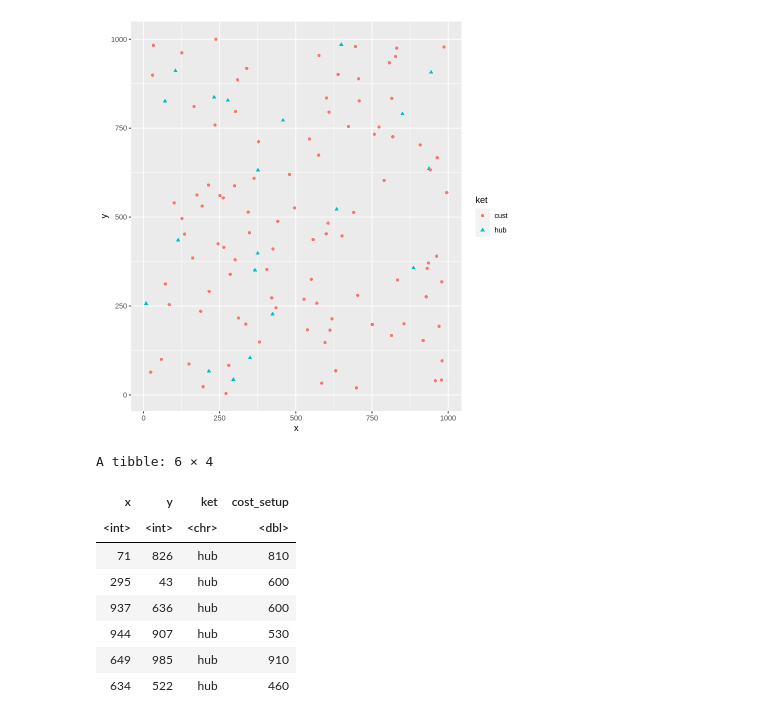
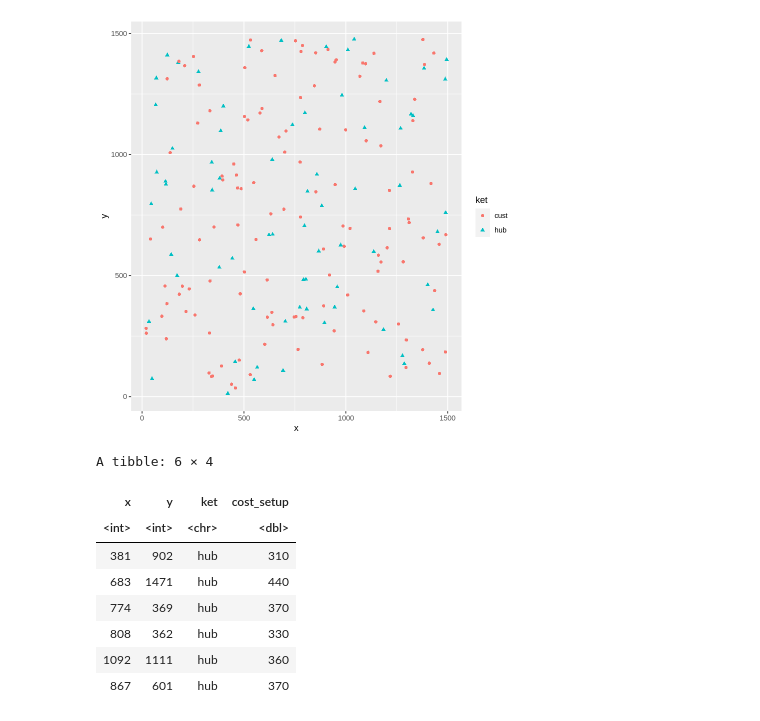
Before and after one commit to ikanx101/G-Colab, a Jupyter notebook: Finding_best_hub.ipynb, the cells around one changed output. Cells and saved outputs as stored; diff of their text form; code cells hidden in the pictures.

```diff
--- a/Finding_best_hub.ipynb
+++ b/Finding_best_hub.ipynb
@@ -16,41 +16,42 @@ library(ggplot2)
 rm(list=ls())
 # %%
 # create data dulu
-jarak = 1000
-titik = 120
+jarak = 1500
+titik = 200
+toko = 70
 
 data = data.frame(
   x = sample(jarak,titik),
   y = sample(jarak,titik),
-  ket = c(rep("hub",20),rep("cust",titik-20))
+  ket = c(rep("hub",toko),rep("cust",titik-toko))
 )
 
 data =
   data %>%
   rowwise %>%
   mutate(cost_setup = ifelse(ket == "hub",
-                             sample(30:95,1)*10,
+                             sample(30:45,1)*10,
                              NA)
         ) %>%
   ungroup()
 
 data %>%
   ggplot(aes(x,y)) +
   geom_point(aes(color = ket,shape = ket))
 # %% [output]
-[figure, old version]
+[figure, new version]
 # %%
 head(data)
 # %% [output]
 A tibble: 6 × 4
 | x | y | ket | cost_setup |
 | <int> | <int> | <chr> | <dbl> |
-| 71 | 826 | hub | 810 |
-| 295 | 43 | hub | 600 |
-| 937 | 636 | hub | 600 |
-| 944 | 907 | hub | 530 |
-| 649 | 985 | hub | 910 |
-| 634 | 522 | hub | 460 |
+| 381 | 902 | hub | 310 |
+| 683 | 1471 | hub | 440 |
+| 774 | 369 | hub | 370 |
+| 808 | 362 | hub | 330 |
+| 1092 | 1111 | hub | 360 |
+| 867 | 601 | hub | 370 |
 # %%
 cost_deli = function(idx_1,idx_2){
   cust_ = cust_data[idx_1,]
```
Also changed, not shown: parts of 8 cells of this notebook.
